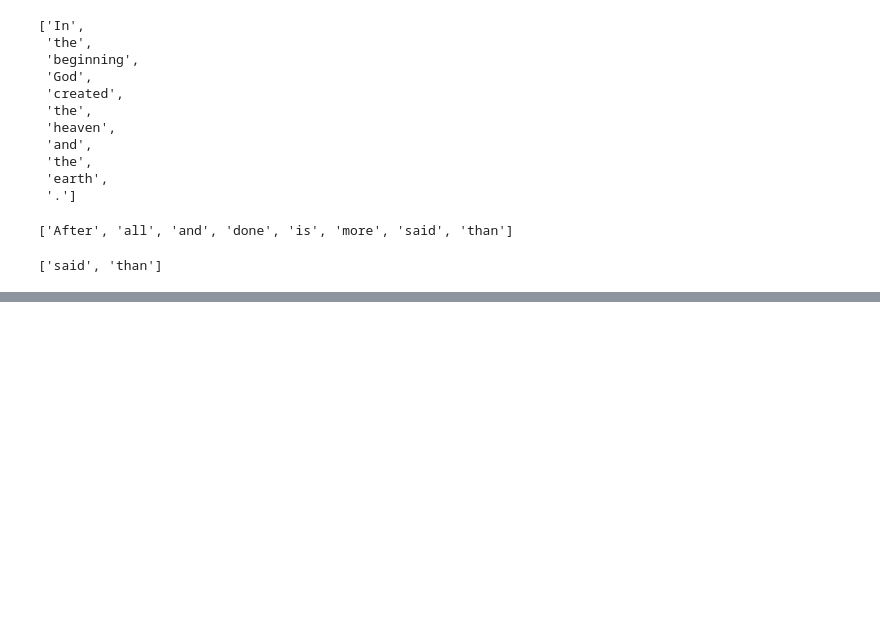
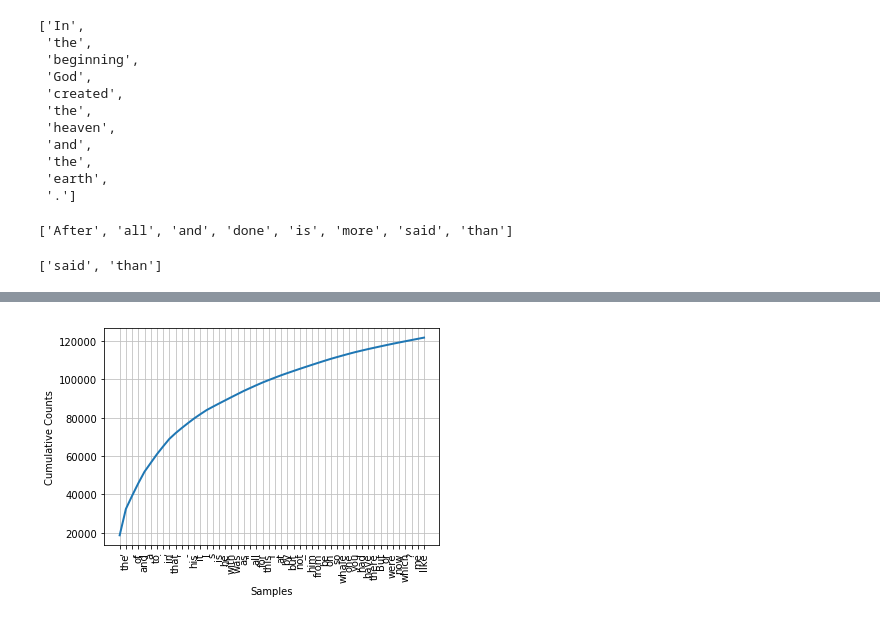
Before and after one commit to pvcastro/deeplearningufg, a Jupyter notebook: nltk/book_ch01.ipynb, the cells around one changed output, grey strips where cells are left out. Drawn from its saved outputs; the diff is of its cells as text; code cells hidden in the pictures; blank space fills up the shorter version.

```diff
--- a/nltk/book_ch01.ipynb
+++ b/nltk/book_ch01.ipynb
@@ -179,0 +179,3 @@ tokens[-2:]
+# %%
+fdist1 = FreqDist(text1)
+print(fdist1)
@@ -179,0 +230,4 @@ tokens[-2:]
+# %%
+fdist1.plot(50, cumulative=True)
+# %% [output]
+[figure, added]
```
Also changed, not shown: parts of 27 cells of this notebook, 3 other files.
